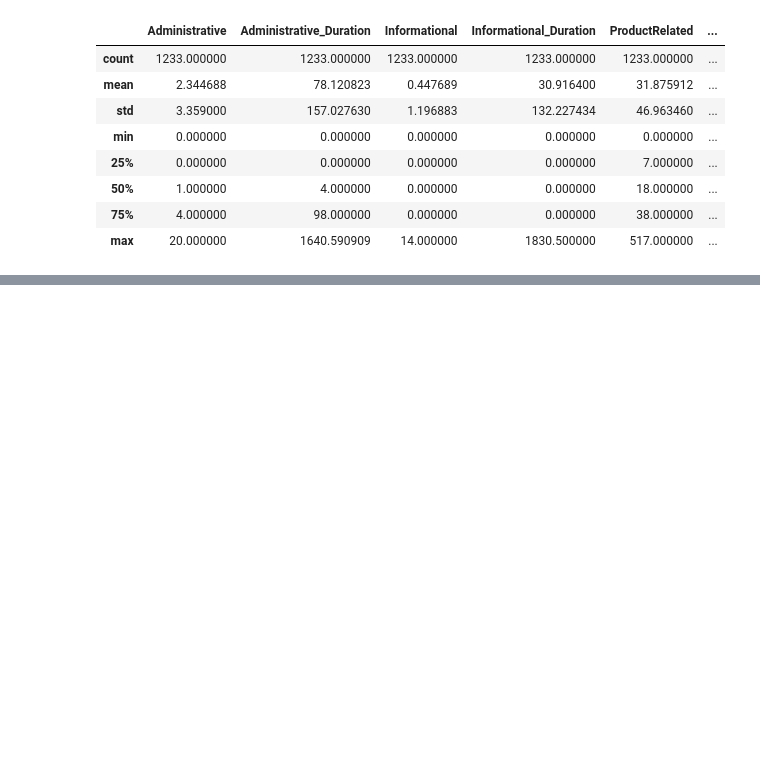
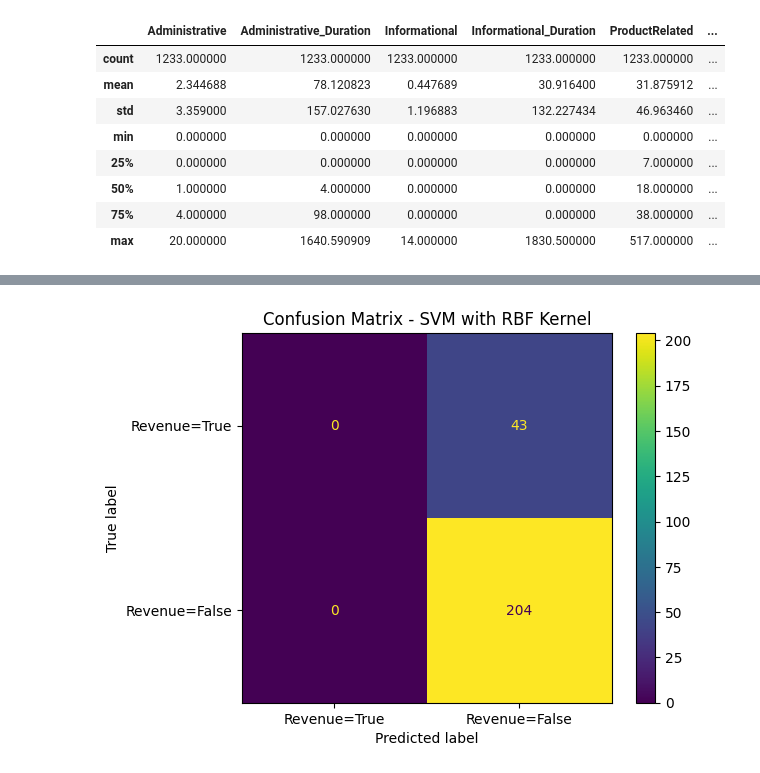
Before and after one commit to khachuy1904/svm, a Jupyter notebook: svm_kernel.ipynb, the cells around one changed output, grey strips where cells are left out. Drawn from its saved outputs; the diff is of its cells as text; code cells hidden in the pictures; blank space fills up the shorter version.

```diff
--- a/svm_kernel.ipynb
+++ b/svm_kernel.ipynb
@@ -128,10 +121,12 @@ Các nhãn sau khi SMOTE: [-1.  1.]
 
 # ===== 9. Tính ma trận Gram (train) =====
 n_samples = X_resampled.shape[0]
-K = np.zeros((n_samples, n_samples))
-for i in range(n_samples):
-    for j in range(n_samples):
-        K[i, j] = rbf_kernel(X_resampled[i], X_resampled[j])
+# K = np.zeros((n_samples, n_samples))
+# for i in range(n_samples):
+#     for j in range(n_samples):
+#         K[i, j] = rbf_kernel(X_resampled[i], X_resampled[j])
+
+K = rbf_cal(X_resampled, X_resampled)
 
 # ===== 10. QP input =====
 C = 1.0 # Regularization parameter
@@ -148,67 +143,85 @@ solvers.options['show_progress'] = False #chua biet
 solvers.options['abstol'] = 1e-10
 solvers.options['reltol'] = 1e-10 #chua biet
 solvers.options['feastol'] = 1e-10 #chua biet
+
 sol = solvers.qp(P, q, G, h, A, b)
+print("số lượng sol:", len(sol))
+print(sol)
 alphas = np.ravel(sol['x']) #ok check roi
-
+print("số lượng alpha:", len(alphas))
 # ===== 12. Support vectors =====
 threshold = 1e-5
-sv = alphas > threshold
+sv = (alphas > threshold) & (alphas <= C)
 sv_X = X_resampled[sv] #support vectors
 sv_y = y_resampled[sv]
 sv_alpha = alphas[sv]
+print("SV:", sv)
 
 # 2. Xác định các Margin Vectors (0 < alpha_i < C)
 margin_mask = (alphas > threshold) & (alphas < C - threshold)
 margin_X = X_resampled[margin_mask]
 margin_y = y_resampled[margin_mask]
-
+print("Số lượng support vectors:", len(sv_X))
+print("Giá trị alphas của SV:", sv_alpha)
+print("số lượng alphas của SV:", len(sv_alpha))
+print("Nhãn của SV:", np.unique(sv_y))
 if len(margin_X) > 0:
-    K_ms = rbf_kernel(margin_X, sv_X, sigma=1.0)
+    print("bbbbbbbbbbbbbbbbbbbb")
+    # K_ms = rbf_kernel(margin_X, sv_X, sigma=1.0)
+    K_ms = rbf_cal(margin_X, sv_X)
     # Tính b cho các Margin Vectors
     a_s = sv_alpha * sv_y
     b = np.dot((margin_y - np.dot(K_ms, a_s)).T, np.ones(len(margin_X))) / len(margin_X)
 else:
+    print("aaaaaaaaaaaaaaaaaaaaaaaa")
     # Fallback nếu không có margin vectors #can xem lai
-    b = sv_y[0] - np.dot(rbf_kernel(sv_X[0:1], sv_X, sigma=sigma), a_s)[0]
+    N = rbf_cal(sv_X[0:1], sv_X)
+    a_s = sv_alpha * sv_y
+    b = sv_y[0] - np.dot(N, a_s)[0]
+    # b = sv_y[0] - np.dot(rbf_kernel(sv_X[0:1], sv_X, sigma=sigma), a_s)[0]
 
 # ===== 13. Dự đoán =====
 # hàm projext này bị sai, chạy ra kết quả có = 0
 def project(x):
-    # # Chuyển x thành ma trận 2D nếu cần
-    # x = np.atleast_2d(x)
-
+    x = np.asarray(x)
+    if x.ndim == 1:
+        x = x.reshape(1, -1)
     # Tính K_bs: kernel giữa x và các support vectors
-    K_bs = rbf_kernel(x, sv_X, sigma=1.0)
+    K_bs = rbf_cal(x, sv_X)
+    # K_bs = rbf_kernel(x, sv_X, sigma=1.0)
 
     # Tính y = K_bs * a_s + b
+    print("Đây là b:", np.unique(b))
     y = np.dot(K_bs, sv_alpha * sv_y) + b
-    print("Các nhãn sau khi SMOTE:", np.unique(y_test))
-    print("1. Shape của y:", y.shape())
-    return y
+    # Trả về mảng 1D
+    print("Các nhãn sau khi SMOTE:", np.unique(y))
+    return y.ravel()
+    # return y
     # return y[0]  # Trả về giá trị scalar nếu input là 1 điểm
 
-# def predict(X_test):
-#     return np.sign([project(x) for x in X_test])
-#     return np.sign([])
+def predict(X_test):
+    # return np.sign([project(x) for x in X_test])
+    return np.sign(project(X_test))
 
-# # ===== 14. Dự đoán và đánh giá =====
-# y_pred = predict(X_test)
-# print("Các nhãn sau khi SMOTE:", np.unique(y_pred))
-# acc = accuracy_score(y_test, y_pred)
-# prec = precision_score(y_test, y_pred, pos_label=1)
-# rec = recall_score(y_test, y_pred, pos_label=1)
-# f1 = f1_score(y_test, y_pred, pos_label=1)
+# ===== 14. Dự đoán và đánh giá =====
+y_pred = predict(X_test)
+print("Các nhãn sau khi SMOTE:", np.unique(y_pred))
+acc = accuracy_score(y_test, y_pred)
+prec = precision_score(y_test, y_pred, pos_label=1)
+rec = recall_score(y_test, y_pred, pos_label=1)
+f1 = f1_score(y_test, y_pred, pos_label=1)
 
-# print(f"\n🎯 Evaluation on Test Set:")
-# print(f"Accuracy : {acc:.4f}")
-# print(f"Precision: {prec:.4f}")
-# print(f"Recall   : {rec:.4f}")
-# print(f"F1 Score : {f1:.4f}")
+print(pd.Series(y_test).value_counts())
+print(f" Evaluation on Test Set:")
+print(f"Accuracy : {acc:.4f}")
+print(f"Precision: {prec:.4f}")
+print(f"Recall   : {rec:.4f}")
+print(f"F1 Score : {f1:.4f}")
 
-# # ===== 15. Confusion Matrix =====
-# cm = confusion_matrix(y_test, y_pred, labels=[1, -1])
-# disp = ConfusionMatrixDisplay(confusion_matrix=cm, display_labels=["Revenue=True", "Revenue=False"])
-# disp.plot()
-# plt.title("Confusion Matrix - SVM with RBF Kernel")
-# plt.show()
+# ===== 15. Confusion Matrix =====
+cm = confusion_matrix(y_test, y_pred, labels=[1, -1])
+disp = ConfusionMatrixDisplay(confusion_matrix=cm, display_labels=["Revenue=True", "Revenue=False"])
+disp.plot()
+plt.title("Confusion Matrix - SVM with RBF Kernel")
+plt.show()
+# %% [output]
@@ -214,0 +245 @@ def project(x):
+[figure, added]
```
Also changed, not shown: parts of 4 cells of this notebook.
